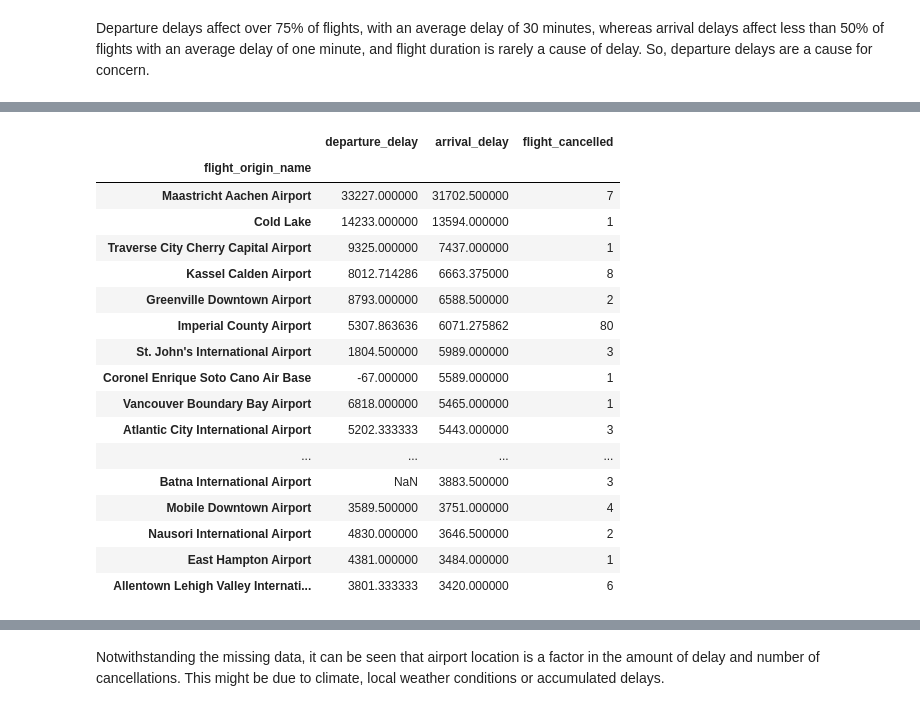
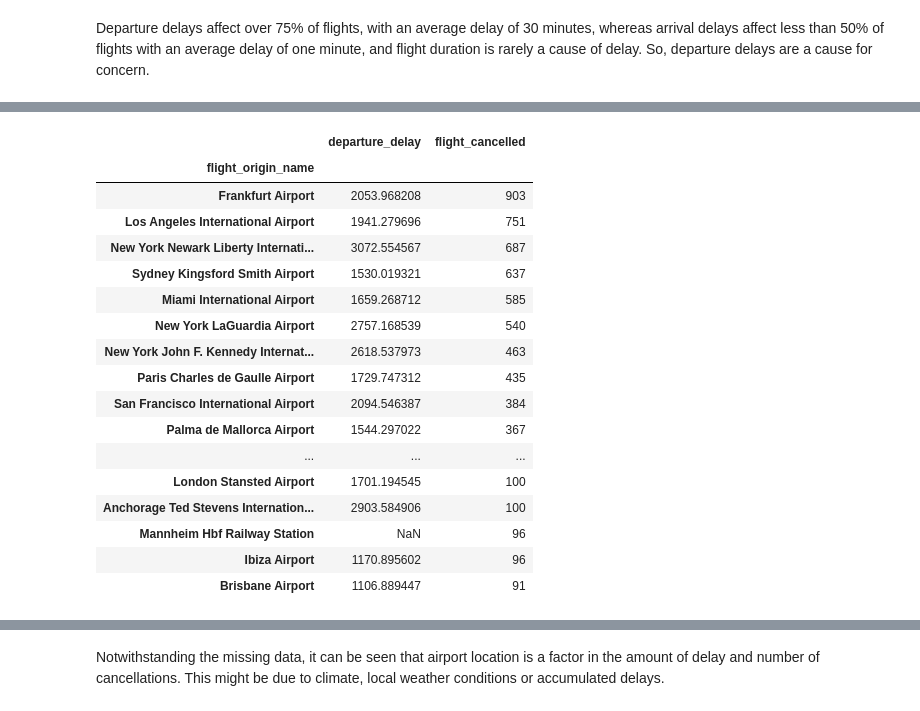
Before and after one commit to dermot-cochran/Interview_data, a Jupyter notebook: Case Study.ipynb, the cells around one changed output, grey strips where cells are left out. Saved outputs shown, nothing was run; the diff lists cells and outputs as text; code cells hidden in the pictures.

```diff
--- a/Case Study.ipynb
+++ b/Case Study.ipynb
@@ -110,4 +142,4 @@ dtype: int64
 # %%
-arrivals['arrival_delay'] = arrivals['flight_arrival_real'] - arrivals['flight_arrival_scheduled']
-arrivals['arrival_delay'].describe()
+flights['arrival_delay'] = flights['flight_arrival_real'] - flights['flight_arrival_scheduled']
+flights['arrival_delay'].describe()
 # %% [output]
@@ -121,6 +153,6 @@ min      -85255.000000
 max       85290.000000
 Name: arrival_delay, dtype: float64
 # %%
-arrivals['departure_delay'] = arrivals['flight_departure_real'] - arrivals['flight_departure_scheduled']
-arrivals['departure_delay'].describe()
+flights['departure_delay'] = flights['flight_departure_real'] - flights['flight_departure_scheduled']
+flights['departure_delay'].describe()
 # %% [output]
@@ -134,9 +166,9 @@ min      -84660.000000
 max      139440.000000
 Name: departure_delay, dtype: float64
 # %%
-arrivals['flight_duration_scheduled'] = arrivals['flight_arrival_scheduled'] - arrivals['flight_departure_scheduled']
-arrivals['flight_duration_delay'] = arrivals['flight_duration'] - arrivals['flight_duration_scheduled']
-arrivals['flight_duration_delay'].describe()
+flights['flight_duration_scheduled'] = flights['flight_arrival_scheduled'] - flights['flight_departure_scheduled']
+flights['flight_duration_delay'] = flights['flight_duration'] - flights['flight_duration_scheduled']
+flights['flight_duration_delay'].describe()
 # %% [output]
 count    134710.000000
 mean      -1708.867411
@@ -150,7 +182,6 @@ Name: flight_duration_delay, dtype: float64
 # %% [markdown]
 Departure delays affect over 75% of flights, with an average delay of 30 minutes, whereas arrival delays affect less than 50% of flights with an average delay of one minute, and flight duration is rarely a cause of delay. So, departure delays are a cause for concern.
 # %%
-airport_delays = arrivals.groupby('flight_origin_name').agg({'departure_delay':'mean','arrival_delay':'mean',
-                                                            'flight_cancelled':'count'})
-airport_delays.describe()
+departure_delays = flights.groupby('flight_origin_name').agg({'departure_delay':'mean','flight_cancelled':'sum'})
+departure_delays.describe()
 # %% [output]
@@ -187,21 +218,21 @@ airport_delays.sort_values(by='departure_delay', ascending=False).head(25)
 # %%
-airport_delays.sort_values(by='arrival_delay', ascending=False).head(25)
+departure_delays.sort_values(by='flight_cancelled', ascending=False).head(25)
 # %% [output]
-|  | departure_delay | arrival_delay | flight_cancelled |
-| flight_origin_name |  |  |  |
-| Maastricht Aachen Airport | 33227.000000 | 31702.500000 | 7 |
-| Cold Lake | 14233.000000 | 13594.000000 | 1 |
-| Traverse City Cherry Capital Airport | 9325.000000 | 7437.000000 | 1 |
-| Kassel Calden Airport | 8012.714286 | 6663.375000 | 8 |
-| Greenville Downtown Airport | 8793.000000 | 6588.500000 | 2 |
-| Imperial County Airport | 5307.863636 | 6071.275862 | 80 |
-| St. John's International Airport | 1804.500000 | 5989.000000 | 3 |
-| Coronel Enrique Soto Cano Air Base | -67.000000 | 5589.000000 | 1 |
-| Vancouver Boundary Bay Airport | 6818.000000 | 5465.000000 | 1 |
-| Atlantic City International Airport | 5202.333333 | 5443.000000 | 3 |
-| ... | ... | ... | ... |
-| Batna International Airport | NaN | 3883.500000 | 3 |
-| Mobile Downtown Airport | 3589.500000 | 3751.000000 | 4 |
-| Nausori International Airport | 4830.000000 | 3646.500000 | 2 |
-| East Hampton Airport | 4381.000000 | 3484.000000 | 1 |
-| Allentown Lehigh Valley Internati... | 3801.333333 | 3420.000000 | 6 |
+|  | departure_delay | flight_cancelled |
+| flight_origin_name |  |  |
+| Frankfurt Airport | 2053.968208 | 903 |
+| Los Angeles International Airport | 1941.279696 | 751 |
+| New York Newark Liberty Internati... | 3072.554567 | 687 |
+| Sydney Kingsford Smith Airport | 1530.019321 | 637 |
+| Miami International Airport | 1659.268712 | 585 |
+| New York LaGuardia Airport | 2757.168539 | 540 |
+| New York John F. Kennedy Internat... | 2618.537973 | 463 |
+| Paris Charles de Gaulle Airport | 1729.747312 | 435 |
+| San Francisco International Airport | 2094.546387 | 384 |
+| Palma de Mallorca Airport | 1544.297022 | 367 |
+| ... | ... | ... |
+| London Stansted Airport | 1701.194545 | 100 |
+| Anchorage Ted Stevens Internation... | 2903.584906 | 100 |
+| Mannheim Hbf Railway Station | NaN | 96 |
+| Ibiza Airport | 1170.895602 | 96 |
+| Brisbane Airport | 1106.889447 | 91 |
```
Also changed, not shown: parts of 25 cells of this notebook.
